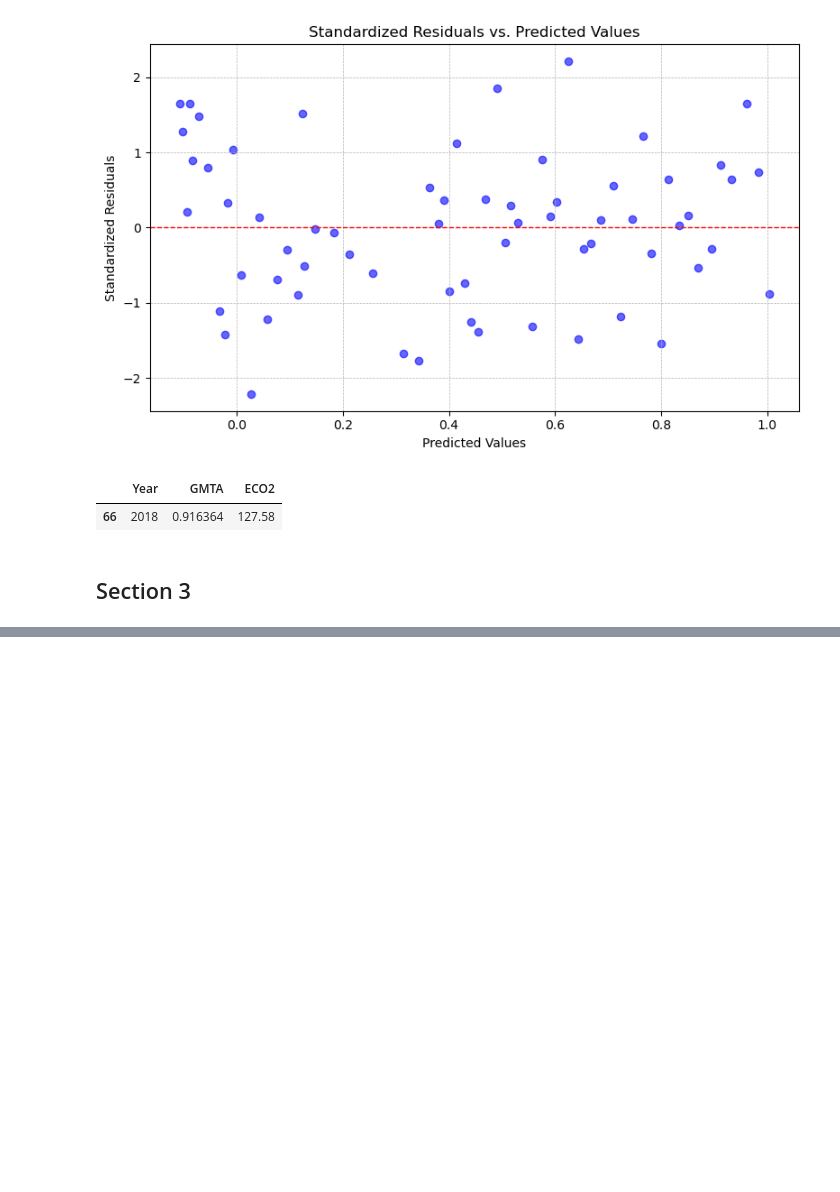
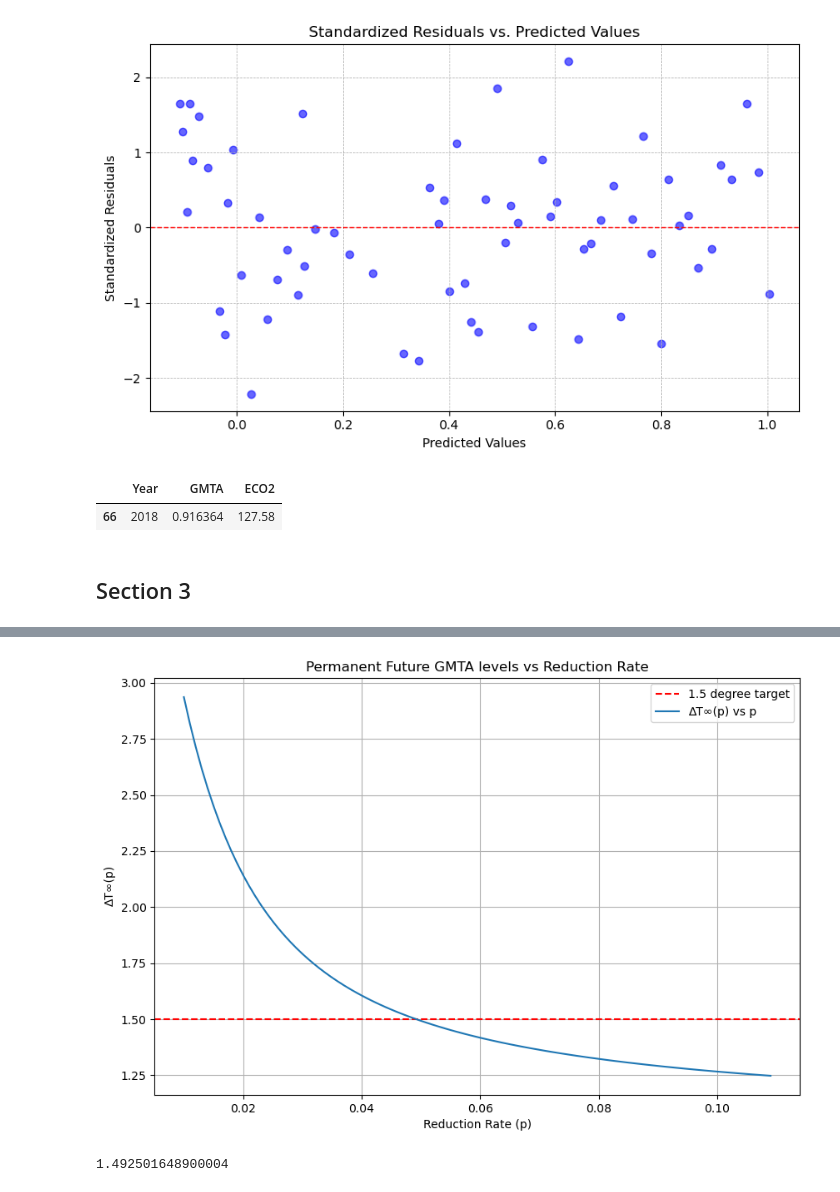
Before and after one commit to ririye01/math4334-MathModelingNotebooks, a Jupyter notebook: projects/p1/p1.ipynb, the cells around one changed output, grey strips where cells are left out. Drawn from its saved outputs; the diff is of its cells as text; code cells hidden in the pictures; blank space fills up the shorter version.

```diff
--- a/projects/p1/p1.ipynb
+++ b/projects/p1/p1.ipynb
@@ -296,0 +621,39 @@ df3[df3["Year"] == 2018]
+# %%
+# Assuming that m, b, and other variables from previous code are still defined
+years_2020_2200 = np.arange(2020, 2201, 1)
+
+def compute_gmta_for_year(decrease_rate, target_year=2200):
+    current_rate = emission_rate_2020
+    eco2_values = [initial_eco2_2020]
+
+    for year in years_2020_2200[1:]:
+        current_rate = current_rate * (1 - decrease_rate)
+        next_eco2 = eco2_values[-1] + current_rate
+        eco2_values.append(next_eco2)
+
+    return m * eco2_values[-1] + b  # Predicted GMTA for target year
+
+# Create an array of decrease rates from 0.01 to 0.1 with step 0.01
+decrease_rates = np.arange(0.01, 0.11, 0.001)
+gmta_2200_values = [compute_gmta_for_year(rate) for rate in decrease_rates]
+
+# Plotting
+plt.figure(figsize=(10, 6.5))
+plt.grid(True)
+plt.axhline(y=1.5, color='r', linestyle='--', label="1.5 degree target")
+plt.plot(decrease_rates, gmta_2200_values, '-', label="∆T∞(p) vs p")
+plt.xlabel('Reduction Rate (p)')
+plt.ylabel('∆T∞(p)')
+plt.title('Permanent Future GMTA levels vs Reduction Rate')
+plt.savefig("plots/perm-future-gmta.png")
+plt.legend()
+plt.show()
+# %% [output]
+[figure, added]
+# %%
+for i in range(len(gmta_2200_values)):
+    if gmta_2200_values[i] < 1.5:
+        print(decrease_rate[i])
+        break
+# %% [output]
+1.492501648900004
```
Also changed, not shown: parts of 13 cells of this notebook, 6 other files.
